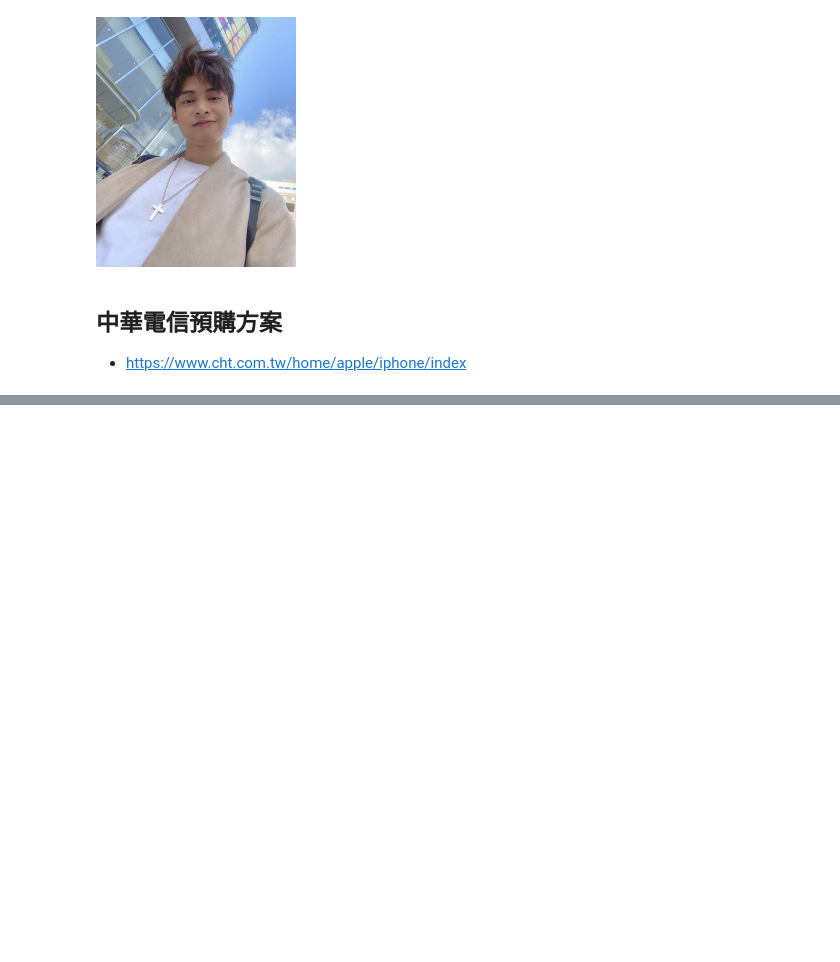
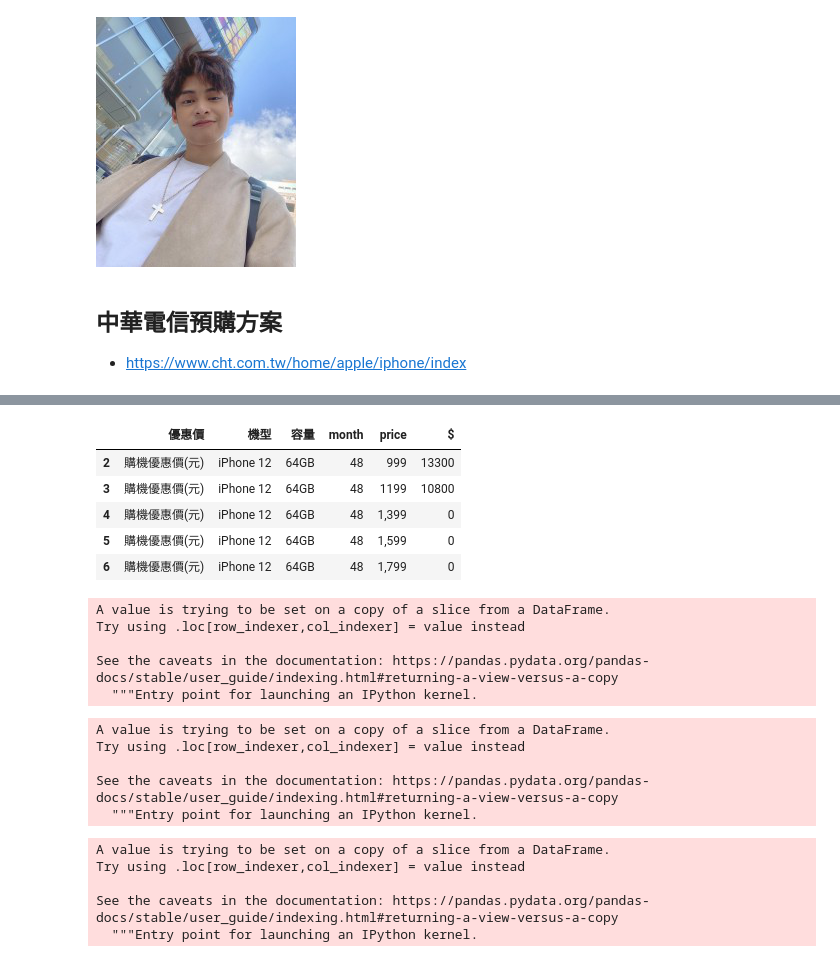
Before and after one commit to ywchiu/twm_crawler, a Jupyter notebook: Demo20201023.ipynb, the cells around one changed output, grey strips where cells are left out. Drawn from its saved outputs; the diff is of its cells as text; code cells hidden in the pictures; blank space fills up the shorter version.

```diff
--- a/Demo20201023.ipynb
+++ b/Demo20201023.ipynb
@@ -734,0 +821,33 @@ for rec in soup.select('.lazy_imgs_ltn'):
+# %%
+df4.head()
+# %% [output]
+|  | 優惠價 | 機型 | 容量 | month | price | $ |
+| 2 | 購機優惠價(元) | iPhone 12 | 64GB | 48 | 999 | 13300 |
+| 3 | 購機優惠價(元) | iPhone 12 | 64GB | 48 | 1199 | 10800 |
+| 4 | 購機優惠價(元) | iPhone 12 | 64GB | 48 | 1,399 | 0 |
+| 5 | 購機優惠價(元) | iPhone 12 | 64GB | 48 | 1,599 | 0 |
+| 6 | 購機優惠價(元) | iPhone 12 | 64GB | 48 | 1,799 | 0 |
+# %%
+df4['month'] = df4['month'].astype(int)
+# %% [output]
+A value is trying to be set on a copy of a slice from a DataFrame.
+Try using .loc[row_indexer,col_indexer] = value instead
+
+See the caveats in the documentation: https://pandas.pydata.org/pandas-docs/stable/user_guide/indexing.html#returning-a-view-versus-a-copy
+  """Entry point for launching an IPython kernel.
+# %%
+df4['price'] = df4['price'].map(lambda e: int(e.replace(',','')))
+# %% [output]
+A value is trying to be set on a copy of a slice from a DataFrame.
+Try using .loc[row_indexer,col_indexer] = value instead
+
+See the caveats in the documentation: https://pandas.pydata.org/pandas-docs/stable/user_guide/indexing.html#returning-a-view-versus-a-copy
+  """Entry point for launching an IPython kernel.
+# %%
+df4['$'] = df4['$'].astype(int)
+# %% [output]
+A value is trying to be set on a copy of a slice from a DataFrame.
+Try using .loc[row_indexer,col_indexer] = value instead
+
+See the caveats in the documentation: https://pandas.pydata.org/pandas-docs/stable/user_guide/indexing.html#returning-a-view-versus-a-copy
+  """Entry point for launching an IPython kernel.
```
Also changed, not shown: parts of 21 cells of this notebook.
